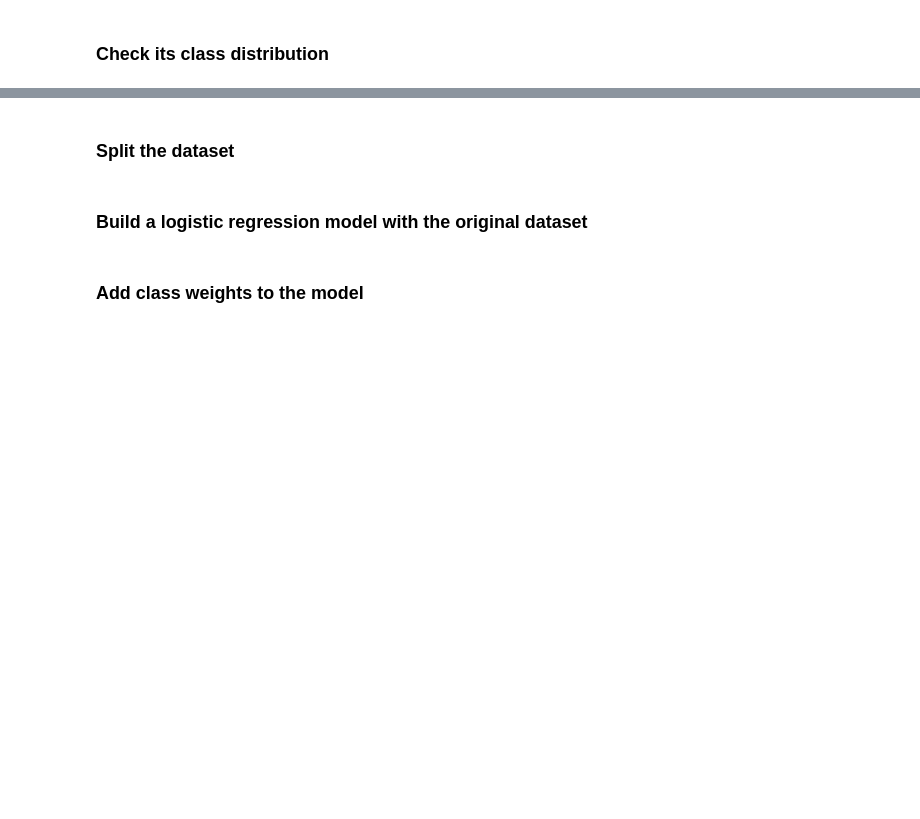
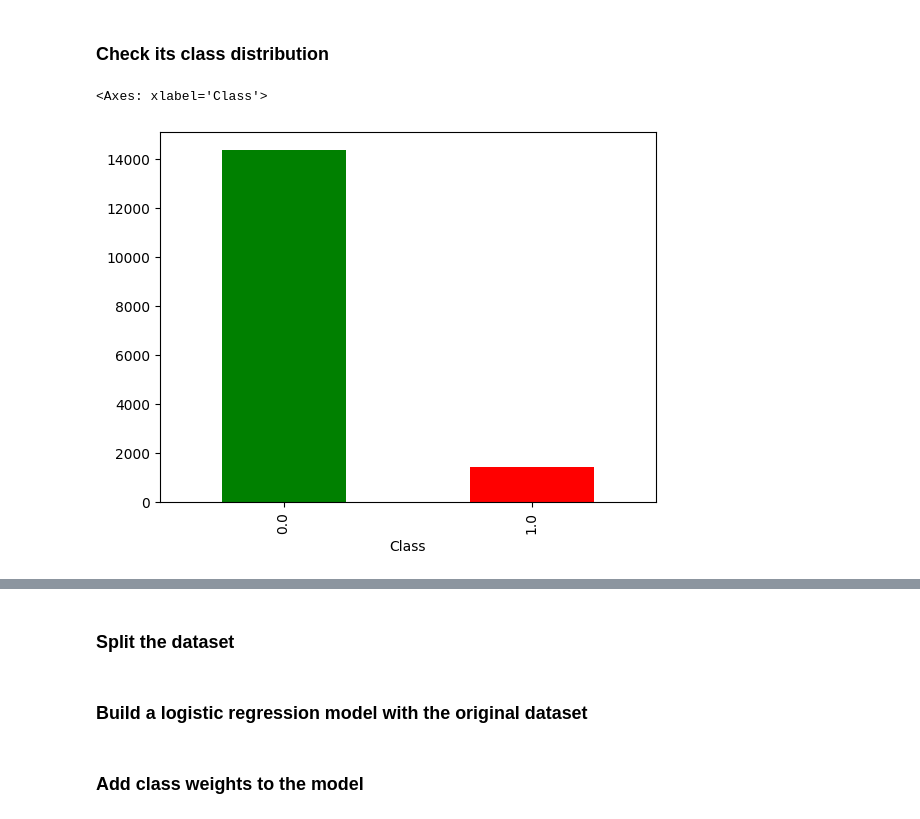
Before and after one commit to MassGH2023/Supervised-Machine-Learning-Classification, a Jupyter notebook: imbalanced_data_v2.ipynb, the cells around one changed output, grey strips where cells are left out. Saved outputs shown, nothing was run; the diff lists cells and outputs as text; code cells hidden in the pictures; blank space fills up the shorter version.

```diff
--- a/imbalanced_data_v2.ipynb
+++ b/imbalanced_data_v2.ipynb
@@ -592,3 +716,7 @@ hr_df = pd.read_csv("https://cf-courses-data.s3.us.cloud-object-storage.appdomai
 ### Check its class distribution
 # %%
 # type your code here
+hr_df.Class.value_counts().plot(kind = 'bar',color=['green', 'red'])
+# %% [output]
+<Axes: xlabel='Class'>
+[figure, added]
```
Also changed, not shown: parts of 39 cells of this notebook.
